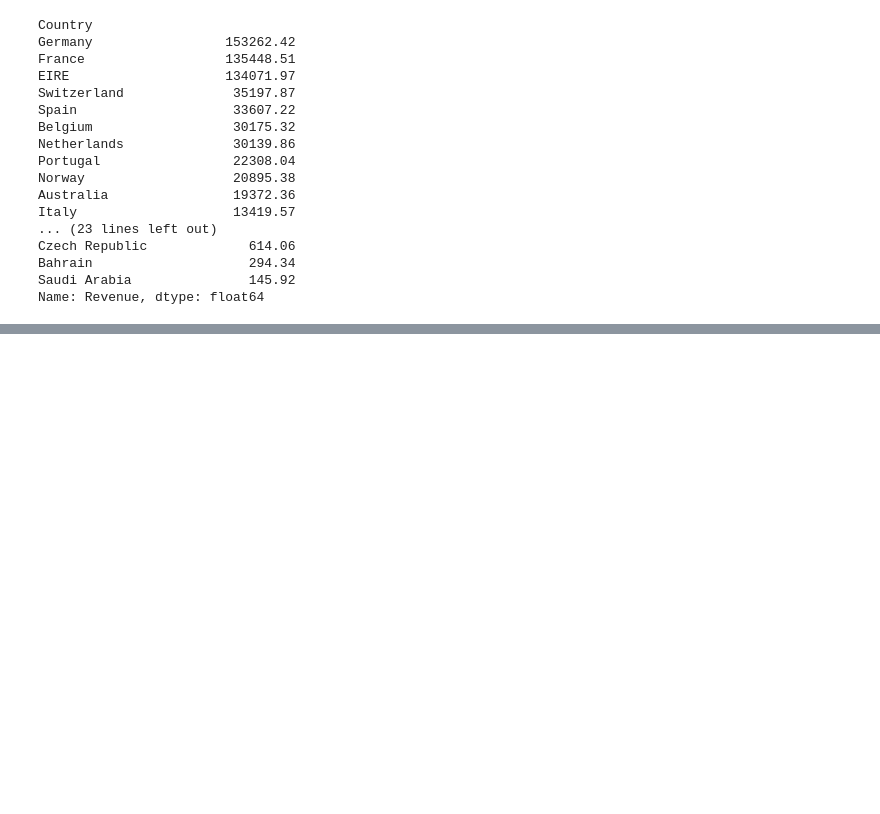
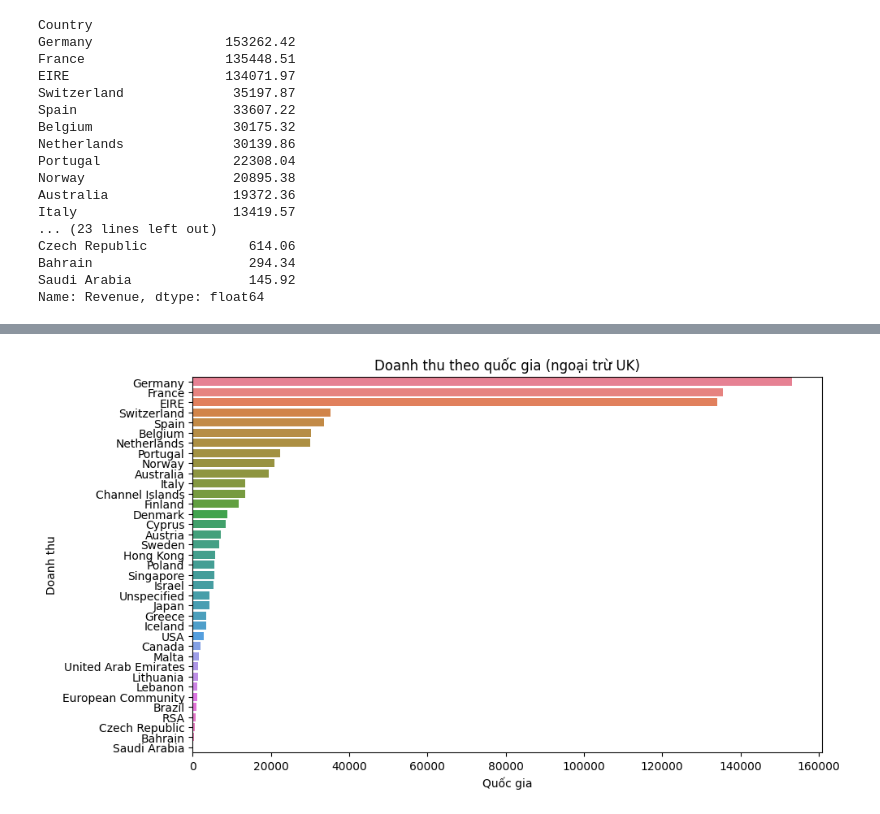
Before and after one commit to lequanganhtuan/w2-p2-pj, a Jupyter notebook: notebooks/E-Commerce.ipynb, the cells around one changed output, grey strips where cells are left out. Cells and saved outputs as stored; diff of their text form; code cells hidden in the pictures; blank space fills up the shorter version.

```diff
--- a/notebooks/E-Commerce.ipynb
+++ b/notebooks/E-Commerce.ipynb
@@ -332,0 +360,15 @@ Name: Revenue, dtype: float64
+# %%
+plt.figure(figsize=(10, 6))
+
+sns.barplot(
+    data = top_country.reset_index(),
+    y = 'Country',
+    x = 'Revenue',
+    hue = 'Country',
+)
+plt.title("Doanh thu theo quốc gia (ngoại trừ UK)")
+plt.xlabel("Quốc gia")
+plt.ylabel("Doanh thu")
+plt.show()
+# %% [output]
+[figure, added]
```
Also changed, not shown: parts of 8 cells of this notebook.
